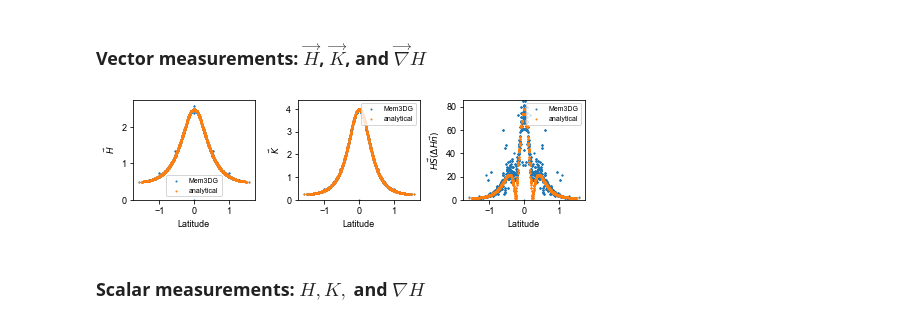
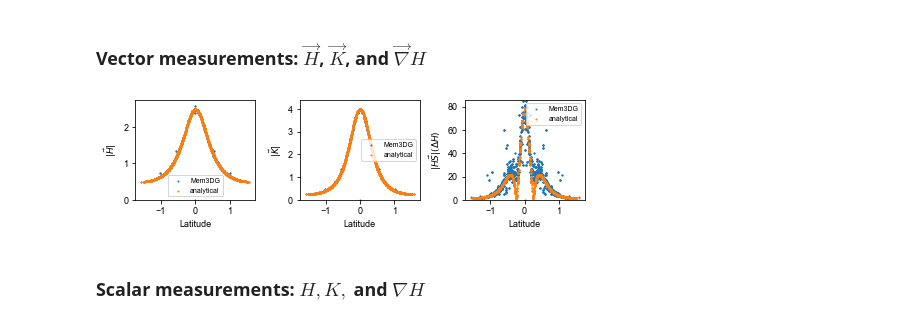
Before and after one commit to RangamaniLabUCSD/2020-Mem3DG-Applications, a Jupyter notebook: run/validation/spatial_convergence/homo/ellipse/ellipse.ipynb, the cells around one changed output. Cells and saved outputs as stored; diff of their text form; code cells hidden in the pictures.

```diff
--- a/run/validation/spatial_convergence/homo/ellipse/ellipse.ipynb
+++ b/run/validation/spatial_convergence/homo/ellipse/ellipse.ipynb
@@ -356,7 +356,7 @@ fig.set_size_inches(7, 2)
 
 ax_ = ax[0]
 ax_.set_xlabel("Latitude")
-ax_.set_ylabel('$\\vec{H}$')
+ax_.set_ylabel('$|\\vec{H}|$')
 ax_.scatter(parametricBeta, rowwiseNorm(H_vec_num), s=size, label="Mem3DG")
 ax_.scatter(parametricBeta, rowwiseNorm(H), s=size, label="analytical")
 # ax__ = ax_.twinx()
@@ -369,37 +369,37 @@ ax_.legend()
 
 ax_ = ax[1]
 ax_.set_xlabel("Latitude")
-ax_.set_ylabel("$\\vec{K}$")
+ax_.set_ylabel("$|\\vec{K}|$")
 ax_.scatter(parametricBeta, rowwiseNorm(K_vec_num), s=size, label="Mem3DG")
 ax_.scatter(parametricBeta, rowwiseNorm(K), s=size, label="analytical")
 # ax__ = ax_.twinx()
 # ax__.scatter(parametricBeta, rowwiseDotProduct(rowwiseNormalize(
 #     K_vec_num), rowwiseNormalize(K)), s=size, color = 'g',)
 ax_.set_ylim([0, np.max(rowwiseNorm(
     K)) * 1.1])
 ax_.legend()
 
 
 ax_ = ax[2]
 ax_.set_xlabel("Latitude")
-ax_.set_ylabel('$ H \\vec{S} (\\Delta H \\vec{n})$')
+ax_.set_ylabel('$ |H \\vec{S}| (\\Delta H)$')
 ax_.scatter(parametricBeta, rowwiseNorm(
     laplacianH_num), s=size, label="Mem3DG")
 ax_.scatter(parametricBeta, rowwiseNorm(
     laplacianH), s=size, label="analytical")
 # ax__ = ax_.twinx()
 # ax__.scatter(parametricBeta, rowwiseDotProduct(rowwiseNormalize(
 #     laplacianH_num), rowwiseNormalize(laplacianH)),  color = "g", s=size, marker="*")
 ax_.set_ylim([0, np.max(rowwiseNorm(
     laplacianH)) * 1.1])
 ax_.legend()
 
 plt.tight_layout()
 plt.savefig("pointwise_vector.pdf", transparent=True)
 plt.savefig("pointwise_vector.png", transparent=True, dpi=1200)
 plt.show()
 # %% [output]
-[figure, old version]
+[figure, new version]
 # %% [markdown]
 ### Scalar measurements: $H, K,$ and $\nabla H$
 # %%
```
Also changed, not shown: parts of 3 cells of this notebook, 8 other files.
